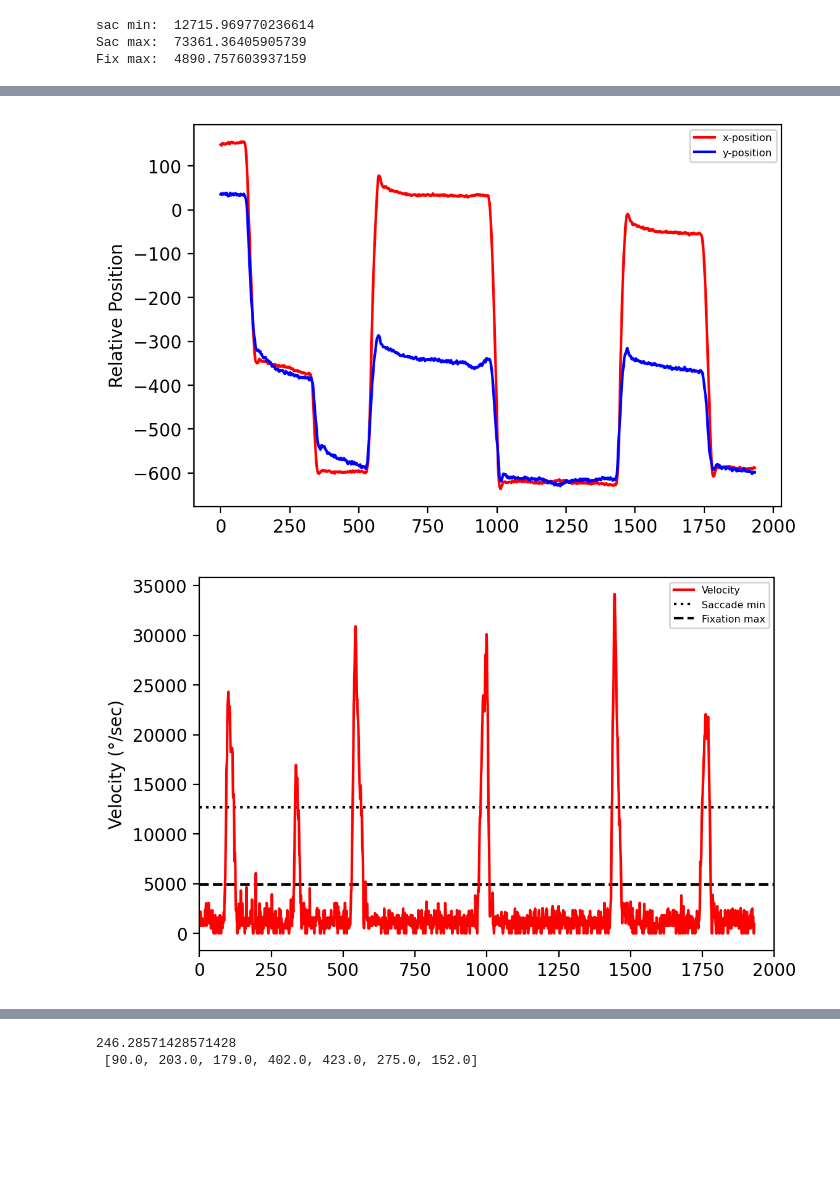
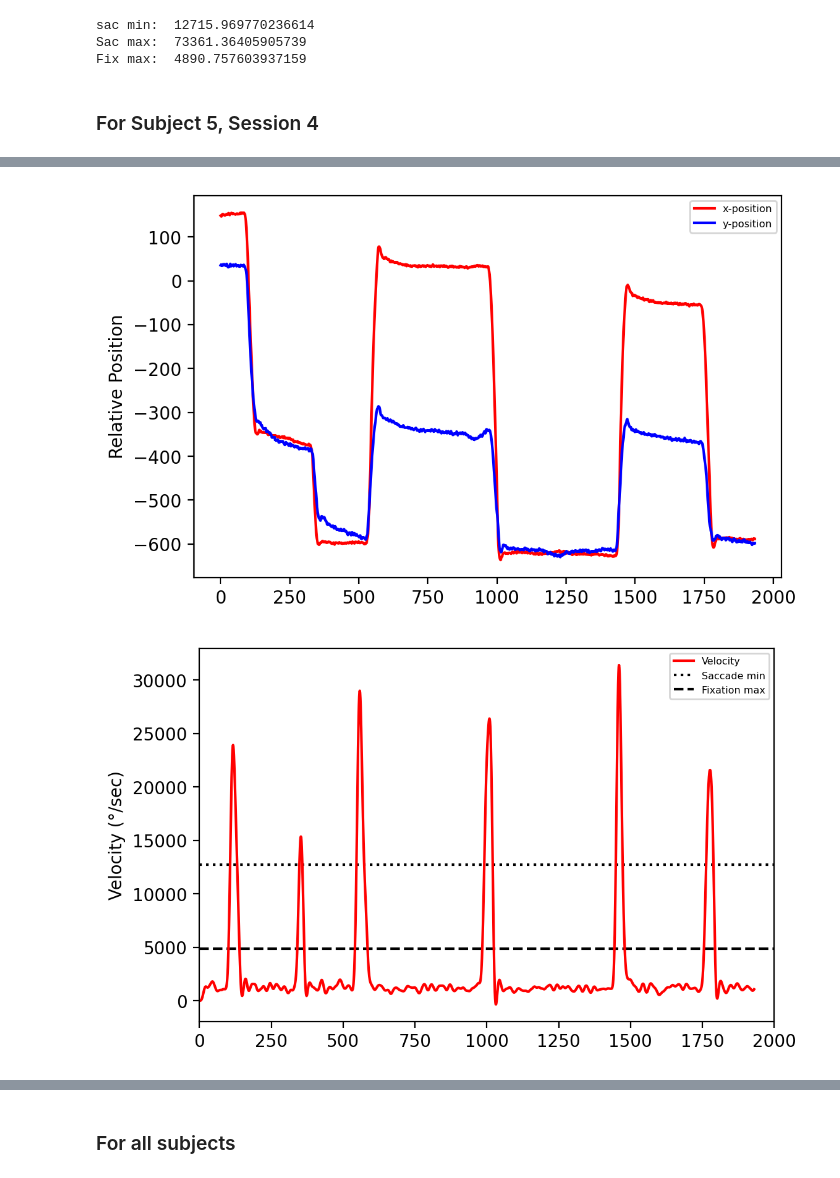
Before and after one commit to OluwaseunOjeleye/Eye-Tracking, a Jupyter notebook: Eyetracking.ipynb, the cells around one changed output, grey strips where cells are left out. Saved outputs shown, nothing was run; the diff lists cells and outputs as text; code cells hidden in the pictures; blank space fills up the shorter version.

```diff
--- a/Eyetracking.ipynb
+++ b/Eyetracking.ipynb
@@ -133,7 +133,7 @@ class GazeData(object):
 
     def get_data(self, subject_id, session_index):
       data = self.df[self.df.iloc[:, 0] == subject_id].to_numpy()
-      known = bool(data[session_index, 1])
+      known = data[session_index, 1]
       sid   = numpy.delete(data[session_index, :], [0, 1])
       x = numpy.array(sid[::2], dtype=float)
       y = numpy.array(sid[1::2], dtype=float)
@@ -143,7 +143,8 @@ class GazeData(object):
 # %%
 # Functions for plotting gaze data
 def plot_velocity(velocity):
-  plt.plot(velocity, "r", label='Velocity')
+  vel = butter_lowpass_filter(velocity, cutoff=1.2, fs=30, order=5)
+  plt.plot(vel, "r", label='Velocity')
   plt.xlim(0, 2000)
   plt.hlines(ET.angle2pix(sac_min_thres), 0, 2000, colors='k', linestyles='dotted', label='Saccade min')
   plt.hlines(ET.angle2pix(fix_max_thres), 0, 2000, colors='k', linestyles='dashed', label='Fixation max')
@@ -188,14 +189,14 @@ def plot_saccades_prob(x, saccades):
   plt.legend(fontsize='xx-small', loc='upper right')
   plt.show()
 
-def plot_centroid_duration(centroid_x, centroid_y, duration):
+def plot_centroid_duration(centroid_x, centroid_y, duration, mean_duration):
   plt.plot(centroid_x, centroid_y, linewidth = 0.5, label="Saccades")
   plt.scatter(centroid_x, centroid_y, s=duration, alpha=0.6, color='orange', label="Centroids (size is duration in ms)")
 
-  plt.legend(borderpad=1, fontsize='xx-small')
+  plt.legend(borderpad=1, fontsize='xx-small', markerscale=0.5)
   plt.xticks(range(-700, 800, 100))
   plt.yticks(range(-700, 800, 100))
-  plt.title("Gaze Data with Fixations")
+  plt.title("Gaze Data with Fixations Mean Duration: "+str("{:.2f}".format(mean_duration))+"ms")
   plt.tick_params(axis='both', which='major', labelsize=5)
   plt.xlabel('x-axis')
   plt.ylabel('y-axis')
@@ -237,37 +240,39 @@ b'Skipping line 842: expected 17488 fields, saw 18164\n'
 sac min:  12715.969770236614
 Sac max:  73361.36405905739
 Fix max:  4890.757603937159
+# %% [markdown]
+### For Subject 5, Session 4
 # %%
 [known, x, y] = GD.get_data('s5', 3)
 
 # Plotting gaze data and relative position
 plot_gaze_data(x, y, 's5')
 plot_relative_position(x, y)
 
 # detecting fixations
 [fixation_index, saccades_index, velocity] = ET.detect_fixation(x, y, False)
 plot_velocity(velocity) # plotting velocity against gaze sample
 fixation = [index for sublist in fixation_index for index in sublist]
 saccades = [index for sublist in saccades_index for index in sublist]
 
 # Calculating centroids
 [centroid_x, centroid_y] = ET.get_centroids()
 
 # Plot gaze data with detected fixations in red, saccades in blue and centroids
 plot_gaze_data(x, y, 's5', fixation, saccades, centroid_x, centroid_y)
 
 # Plotting saccades probability
 plot_saccades_prob(x, saccades)
 
 # Calculating Durations in ms
 [mean_duration, duration] = ET.get_durations()
 
 # Plotting Centroid and Duration
-plot_centroid_duration(centroid_x, centroid_y, duration)
-print(mean_duration, '\n', duration)
+plot_centroid_duration(centroid_x, centroid_y, duration, mean_duration)
+# print(mean_duration, '\n', duration)
 # %% [output]
 [figure]
 [figure]
-[figure, old version]
+[figure, new version]
 [figure]
 [figure]
@@ -275,2 +280,2 @@ print(mean_duration, '\n', duration)
-246.28571428571428
- [90.0, 203.0, 179.0, 402.0, 423.0, 275.0, 152.0]
+# %% [markdown]
+### For all subjects
```
Also changed, not shown: parts of 3 cells of this notebook.
